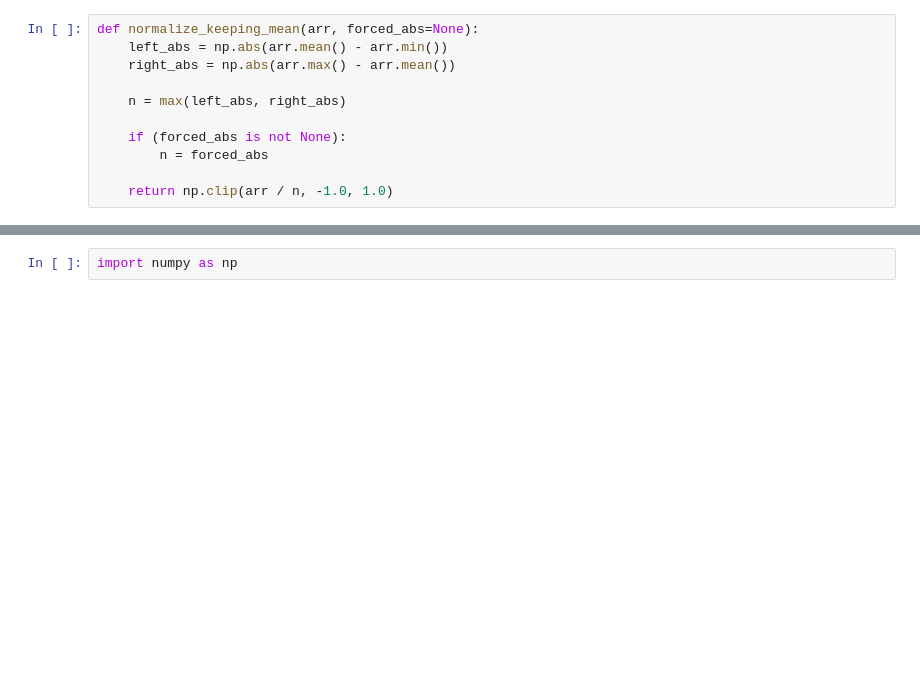
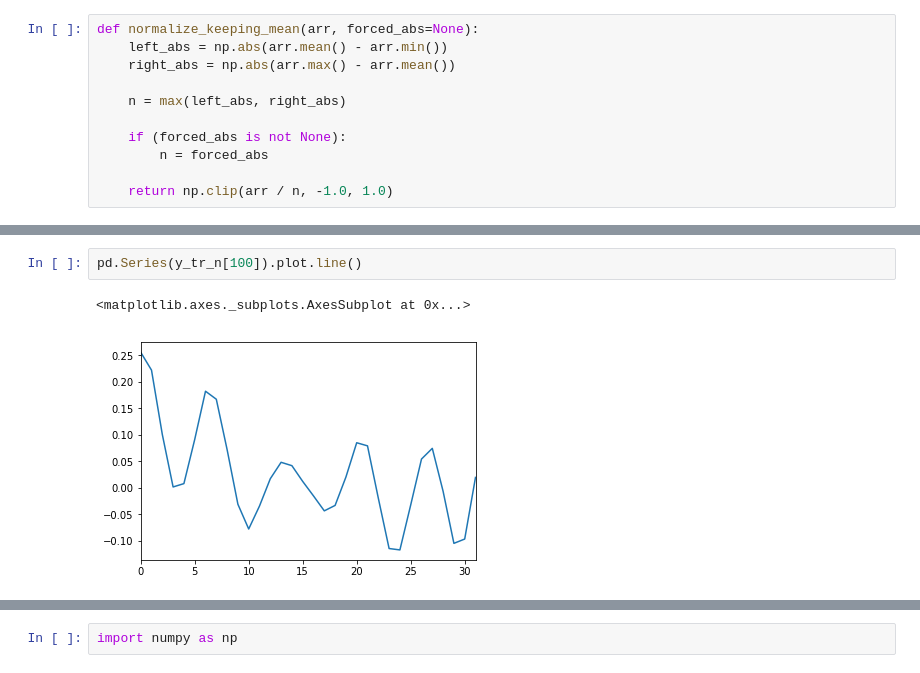
Before and after one commit to naissur/lextac-amp-modelling, a Jupyter notebook: mvp.ipynb, the cells around one changed output, grey strips where cells are left out. Cells and saved outputs as stored; diff of their text form; blank space fills up the shorter version.

```diff
--- a/mvp.ipynb
+++ b/mvp.ipynb
@@ -275,3 +276,8 @@ pd.Series(X_tr_n[0]).plot.line()
+# %%
+pd.Series(y_tr_n[100]).plot.line()
+# %% [output]
+<matplotlib.axes._subplots.AxesSubplot at 0x...>
+[figure, added]
 # %%
 X_te = np.array(list(map(lambda x: np.array(x), X_test)))
 X_te_n = normalize_keeping_mean(X_te, forced_abs=MAX_VALUE)
```
Also changed, not shown: parts of 36 cells of this notebook.
